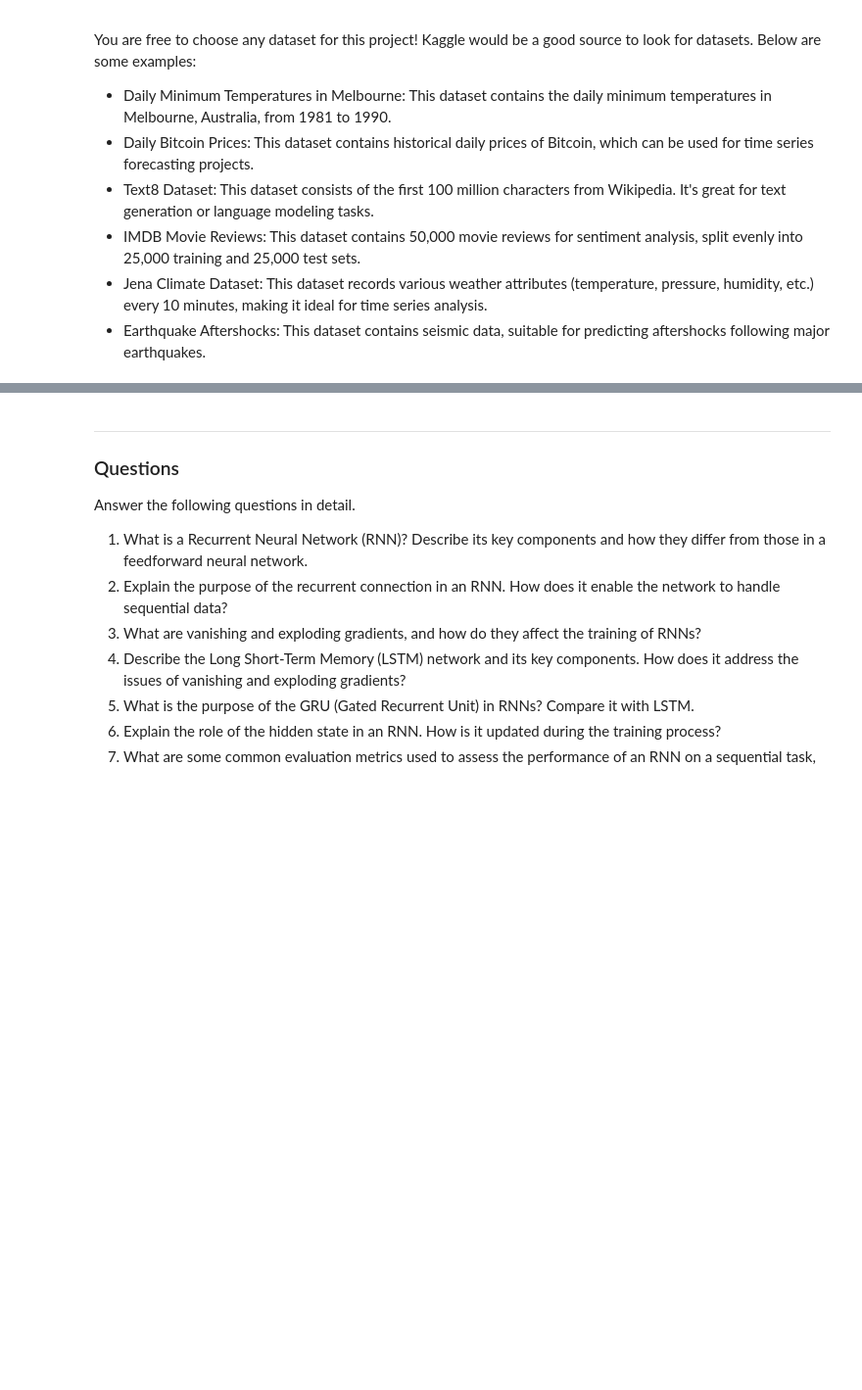
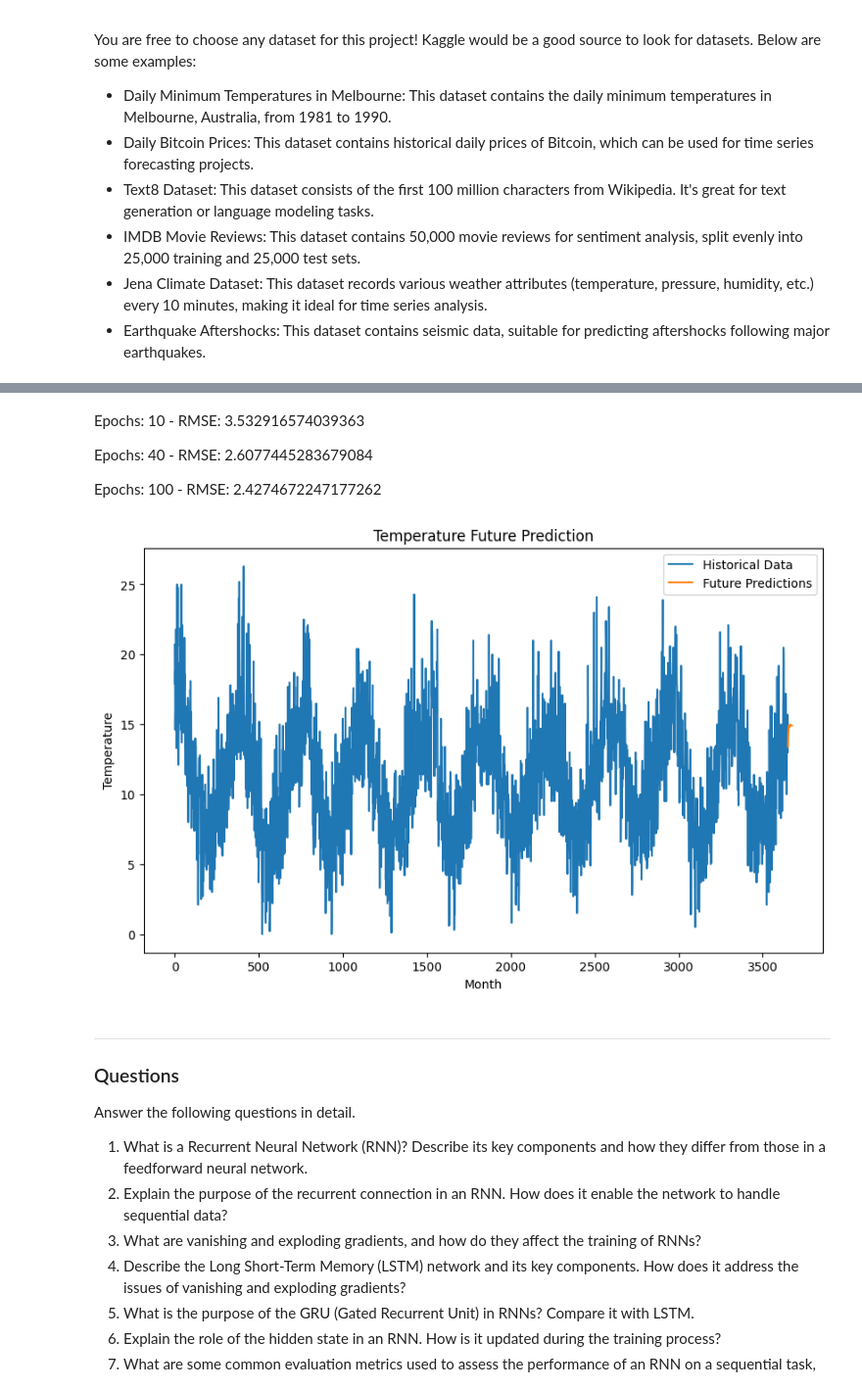
Before and after one commit to haingo-raz/Deep-learning-notebooks, a Jupyter notebook: project3/Project_3.ipynb, the cells around one changed output, grey strips where cells are left out. Shown: that part at 98% size. Saved outputs shown, nothing was run; the diff lists cells and outputs as text; code cells hidden in the pictures; blank space fills up the shorter version.

```diff
--- a/project3/Project_3.ipynb
+++ b/project3/Project_3.ipynb
@@ -26,3 +241,38 @@ You are free to choose any dataset for this project! Kaggle would be a good sour
+# %% [markdown]
+Epochs: 10 - RMSE: 3.532916574039363
+
+Epochs: 40 - RMSE: 2.6077445283679084
+
+Epochs: 100 - RMSE: 2.4274672247177262
+# %%
+def predict_future(model, data, future_periods, seq_length):
+    predictions = data[-seq_length:].tolist()
+    predictions = [item for sublist in predictions for item in sublist]  # Flatten the list
+    model.eval()
+    for _ in range(future_periods):
+        seq = torch.FloatTensor(predictions[-seq_length:])
+        with torch.no_grad():
+            model.hidden_cell = (torch.zeros(1, 1, model.hidden_layer_size),
+                                torch.zeros(1, 1, model.hidden_layer_size))
+            predictions.append(model(seq).item())
+    return predictions[seq_length:]
+
+# Predict future values
+future_periods = 24
+predictions = predict_future(model, data_normalized, future_periods, seq_length)
+predictions = scaler.inverse_transform(np.array(predictions).reshape(-1, 1))
+
+# Plot the results
+plt.figure(figsize=(10, 6))
+plt.plot(scaler.inverse_transform(data_normalized), label='Historical Data')
+plt.plot(np.arange(len(data_normalized), len(data_normalized) + future_periods), predictions, label='Future Predictions')
+plt.title('Temperature Future Prediction')
+plt.xlabel('Month')
+plt.ylabel('Temperature')
+plt.legend()
+plt.show()
+# %% [output]
+[figure, added]
 # %% [markdown]
 ---
 ### Questions
```
Also changed, not shown: parts of 19 cells of this notebook, 1 other file.
